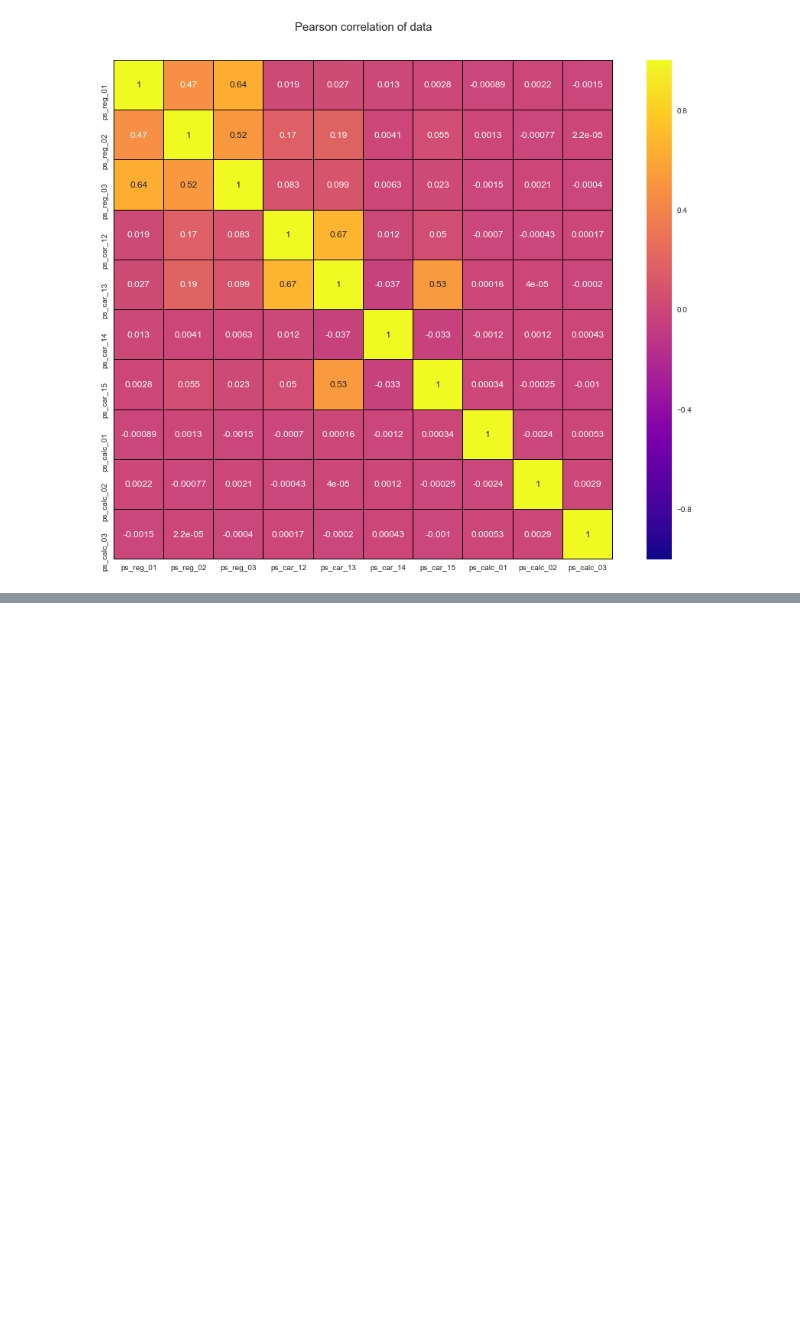
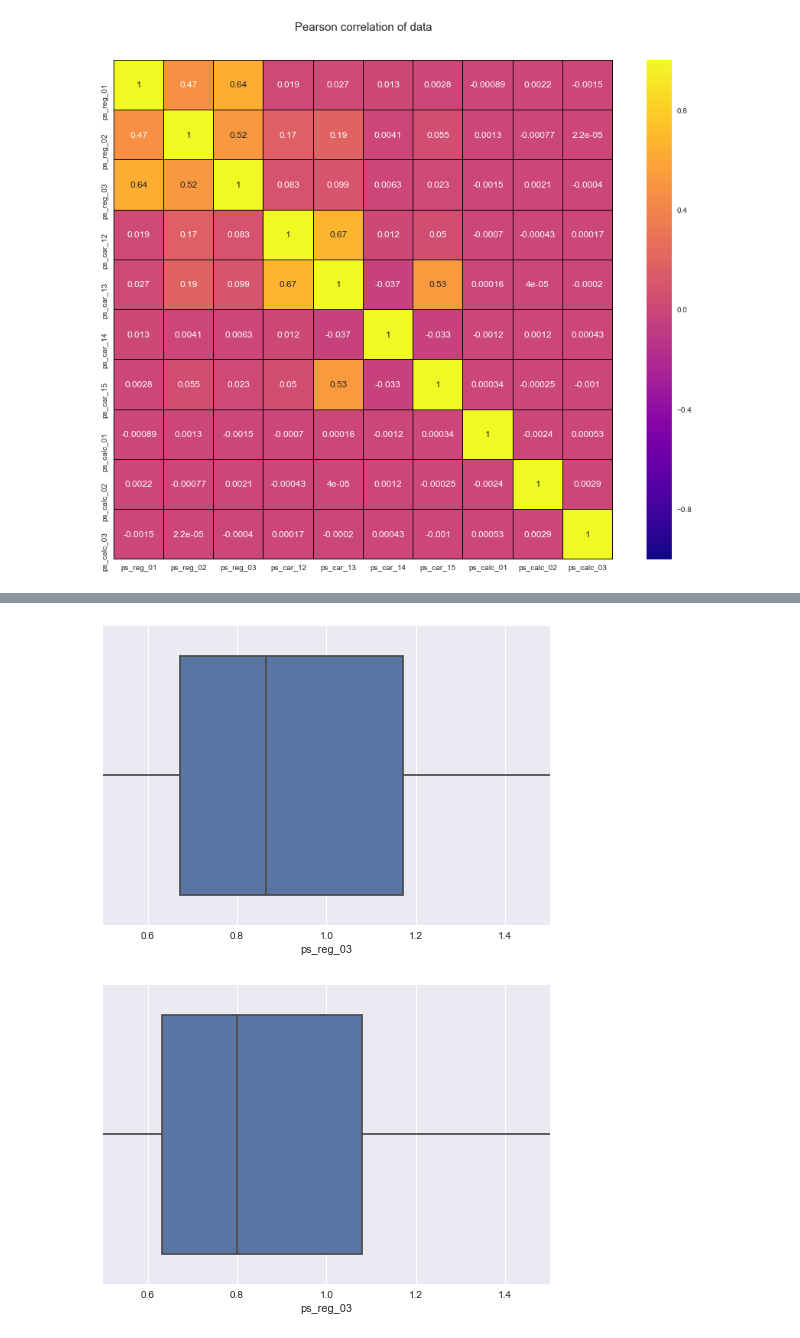
Before and after one commit to justinminsk/Porto_Seguro-s_Safe_Driver_Prediction, a Jupyter notebook: Porto.ipynb, the cells around one changed output, grey strips where cells are left out. Cells and saved outputs as stored; diff of their text form; code cells hidden in the pictures; blank space fills up the shorter version.

Commit message:
Added more graphs have a good idea of what we are looking at now just ot figure out machine learning to create a prediciton algo.
Signed-off-by: Justin Minsk <justin.minsk@gmail.com>

```diff
--- a/Porto.ipynb
+++ b/Porto.ipynb
@@ -127,3 +129,7 @@ data_float.describe()
 | 50% | 0.700000 | 0.300000 | 0.720677 | 0.374166 | 0.765811 | 0.368782 | 3.316625 | 0.500000 | 0.400000 | ... |
 | 75% | 0.900000 | 0.600000 | 1.000000 | 0.400000 | 0.906190 | 0.396485 | 3.605551 | 0.700000 | 0.700000 | ... |
 | max | 0.900000 | 1.800000 | 4.037945 | 1.264911 | 3.720626 | 0.636396 | 3.741657 | 0.900000 | 0.900000 | ... |
+# %%
+dfc = data_float[claim]
+dfc = dfc.replace(-1, np.NaN)
+dfc.describe()
@@ -129,0 +146,4 @@ data_float.describe()
+# %%
+dfnc = data_float[no_claim]
+dfnc = dfnc.replace(-1, np.NaN)
+dfnc.describe()
@@ -129,0 +160,10 @@ data_float.describe()
+# %%
+sns.boxplot(x = "ps_reg_03", data = dfc, whis = np.inf)
+plt.xlim(0.500, 1.500)
+plt.show()
+sns.boxplot(x = "ps_reg_03", data = dfnc, whis = np.inf)
+plt.xlim(0.500, 1.500)
+plt.show()
+# %% [output]
+[figure, added]
+[figure, added]
```
Also changed, not shown: parts of 12 cells of this notebook.
